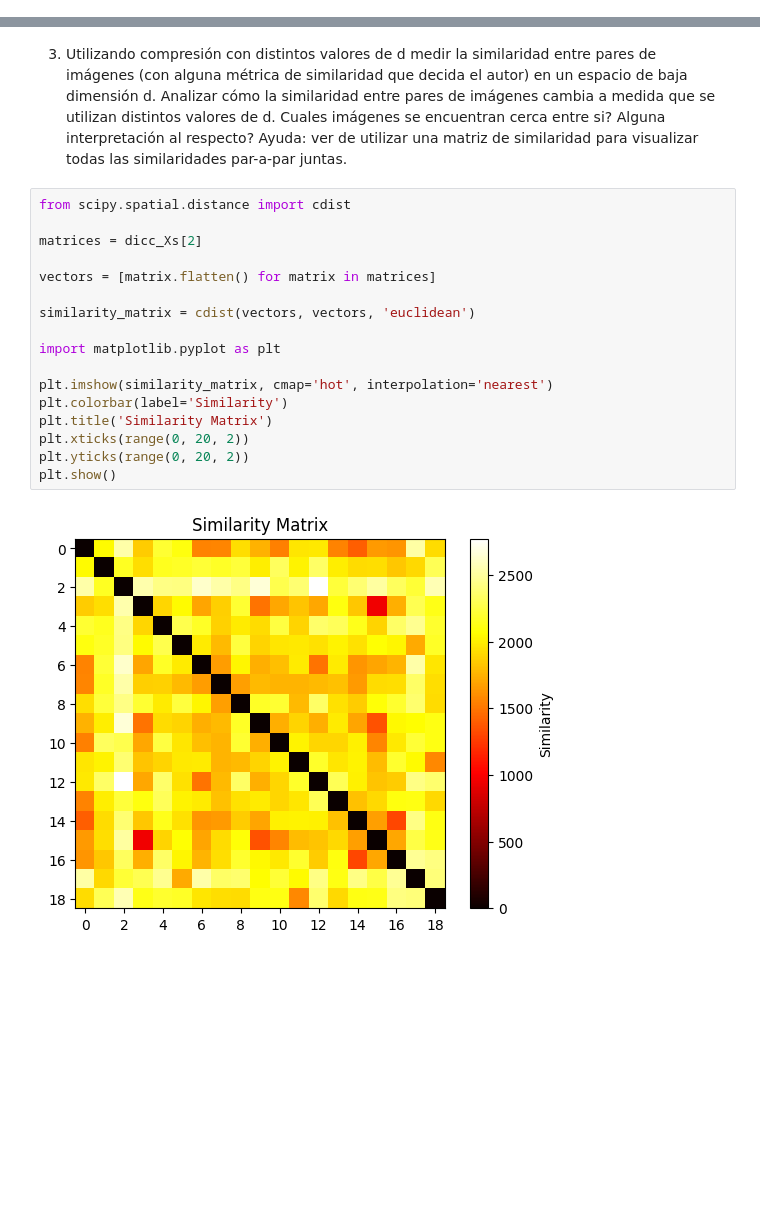
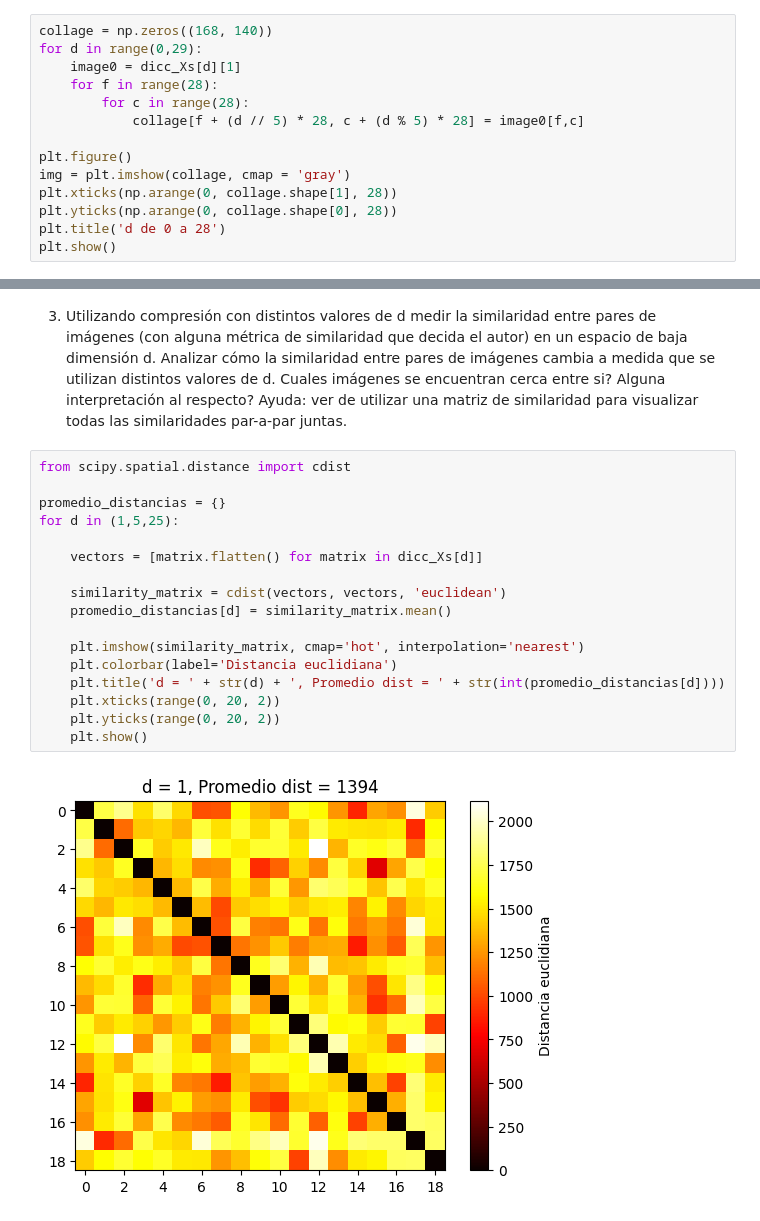
Before and after one commit to BrunoDC-dev/Metodos-numericos-2, a Jupyter notebook: TP3/p2.ipynb, the cells around one changed output, grey strips where cells are left out. Cells and saved outputs as stored; diff of their text form; blank space fills up the shorter version.

```diff
--- a/TP3/p2.ipynb
+++ b/TP3/p2.ipynb
@@ -59,0 +70,14 @@ for r in dicc_collages:
+# %%
+collage = np.zeros((168, 140))
+for d in range(0,29):
+    image0 = dicc_Xs[d][1]
+    for f in range(28):
+        for c in range(28):
+            collage[f + (d // 5) * 28, c + (d % 5) * 28] = image0[f,c]
+
+plt.figure()
+img = plt.imshow(collage, cmap = 'gray')
+plt.xticks(np.arange(0, collage.shape[1], 28))
+plt.yticks(np.arange(0, collage.shape[0], 28))
+plt.title('d de 0 a 28')
+plt.show()
@@ -66,19 +92,19 @@ matriz de similaridad para visualizar todas las similaridades par-a-par juntas.
 # %%
 from scipy.spatial.distance import cdist
 
-matrices = dicc_Xs[2]
+promedio_distancias = {}
+for d in (1,5,25):
 
-vectors = [matrix.flatten() for matrix in matrices]
+    vectors = [matrix.flatten() for matrix in dicc_Xs[d]]
 
-similarity_matrix = cdist(vectors, vectors, 'euclidean')
+    similarity_matrix = cdist(vectors, vectors, 'euclidean')
+    promedio_distancias[d] = similarity_matrix.mean()
 
-import matplotlib.pyplot as plt
-
-plt.imshow(similarity_matrix, cmap='hot', interpolation='nearest')
-plt.colorbar(label='Similarity')
-plt.title('Similarity Matrix')
-plt.xticks(range(0, 20, 2))
-plt.yticks(range(0, 20, 2))
-plt.show()
+    plt.imshow(similarity_matrix, cmap='hot', interpolation='nearest')
+    plt.colorbar(label='Distancia euclidiana')
+    plt.title('d = ' + str(d) + ', Promedio dist = ' + str(int(promedio_distancias[d])))
+    plt.xticks(range(0, 20, 2))
+    plt.yticks(range(0, 20, 2))
+    plt.show()
 # %% [output]
-[figure, old version]
+[figure, new version]
```
Also changed, not shown: parts of 9 cells of this notebook.
